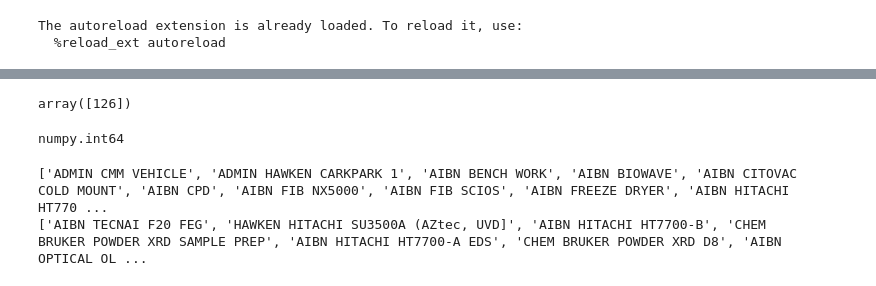
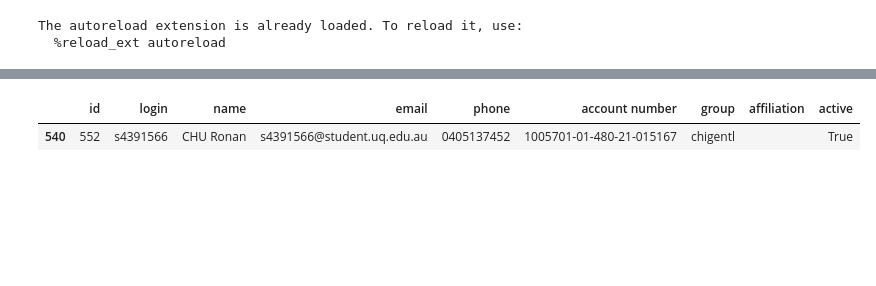
Before and after one commit to UQ-RCC/rims-dashboard, a Jupyter notebook: notebooks/explore.ipynb, the cells around one changed output, grey strips where cells are left out. Drawn from its saved outputs; the diff is of its cells as text; code cells hidden in the pictures; blank space fills up the shorter version.

```diff
--- a/notebooks/explore.ipynb
+++ b/notebooks/explore.ipynb
@@ -48,29 +20,0 @@ ids = full_data['Instrument ID'].unique()
-# %%
-import numpy as np
-
-i = np.where(names == 'CHEM XFM iXRF SYSTEMS')
-
-ids[i]
-# %% [output]
-array([126])
-# %%
-temp_id=126
-___, ___, full_data = gather.get_usage(temp_id)
-iname_list = full_data['Instrument Name'].unique()
-iindex_list = full_data['Instrument ID'].unique()
-
-instrument_name='CHEM XFM iXRF SYSTEMS'
-instrument_id = iindex_list[np.where(iname_list == instrument_name)]
-# %% [output]
-numpy.int64
-# %%
-pyiname_list = iname_list.tolist()
-pyiindex_list = iindex_list.tolist()
-
-instrument_id = pyiindex_list[pyiname_list.index(instrument_name)]
-
-print(sorted(pyiname_list))
-print(pyiname_list)
-# %% [output]
-['ADMIN CMM VEHICLE', 'ADMIN HAWKEN CARKPARK 1', 'AIBN BENCH WORK', 'AIBN BIOWAVE', 'AIBN CITOVAC COLD MOUNT', 'AIBN CPD', 'AIBN FIB NX5000', 'AIBN FIB SCIOS', 'AIBN FREEZE DRYER', 'AIBN HITACHI HT770 ...
-['AIBN TECNAI F20 FEG', 'HAWKEN HITACHI SU3500A (AZtec, UVD]', 'AIBN HITACHI HT7700-B', 'CHEM BRUKER POWDER XRD SAMPLE PREP', 'AIBN HITACHI HT7700-A EDS', 'CHEM BRUKER POWDER XRD D8', 'AIBN OPTICAL OL ...
@@ -76,0 +25,15 @@ print(pyiname_list)
+# %%
+login = 'myusername'
+#login='s4595555'   #aditya
+#login='s4391566'    #ronan
+
+trow=user_data[user_data['login'] == login]
+tid = int(trow['id'].iloc[0])
+tlogin=str(trow['login'].iloc[0])
+
+userinfo = rims.get_user_by_id(tid)
+# %%
+trow
+# %% [output]
+|  | id | login | name | email | phone | account number | group | affiliation | active |
+| 540 | 552 | s4391566 | CHU Ronan | s4391566@student.uq.edu.au | 0405137452 | 1005701-01-480-21-015167 | chigentl |  | True |
```
Also changed, not shown: parts of 8 cells of this notebook, 7 other files.
